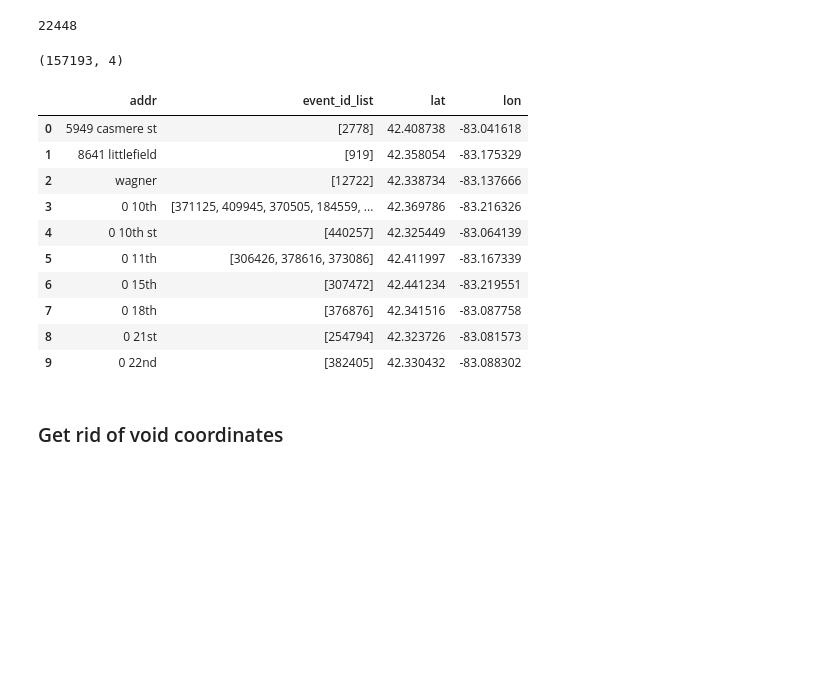
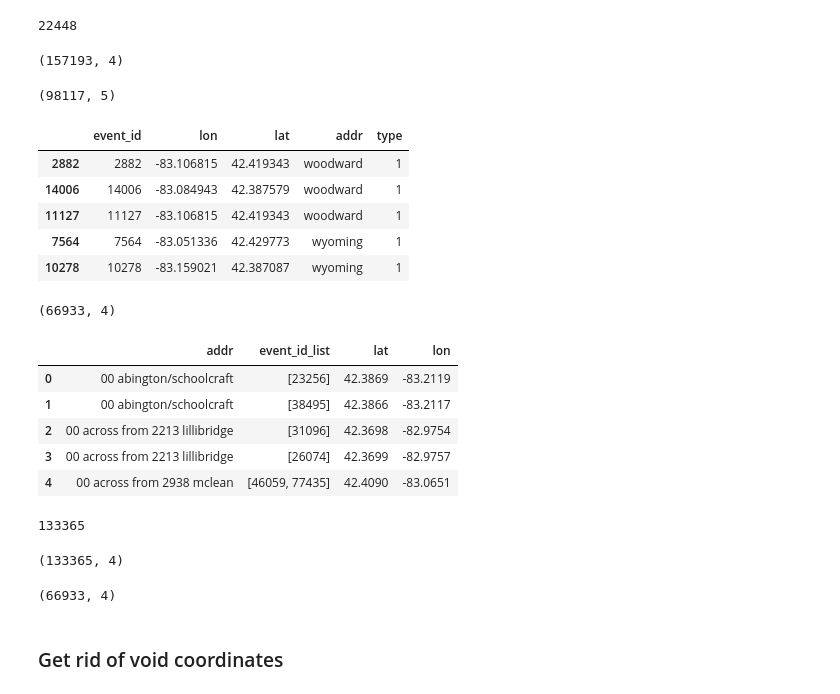
Before and after one commit to cyang019/blight_fight, a Jupyter notebook: src/Building_List.ipynb, the cells around one changed output. Saved outputs shown, nothing was run; the diff lists cells and outputs as text; code cells hidden in the pictures; blank space fills up the shorter version.

```diff
--- a/src/Building_List.ipynb
+++ b/src/Building_List.ipynb
@@ -33,11 +33,13 @@ events_grouped_list = {'addr': [], 'lon': [], 'lat': [], 'event_id_list': []}
 
 unknown_address = []
 
-epsilon = 1.0e-5 # 1/40 of median length of a building or 1/20 of median width of a building
+def similar_vals(lst, epsilon=1.0e-5):
+    '''determine if a input list contains almost identical values. If it does, return
+    median value. Otherwise return -9999.
 
-def similar_vals(lst, epsilon=1.0e-5):
-    '''determine if the lst contains almost identical values. If it does, return median value.
-    Otherwise return -9999'''
+    This function is for double checking if coordinates grouped by same address are
+    actually the same.
+    '''
     if len(lst) == 1:
         return lst[0]
 
@@ -52,6 +54,11 @@ def similar_vals(lst, epsilon=1.0e-5):
     else:
         return avg_val
 # %%
+epsilon = 1.0e-5 # match ~1/40 average length or 1/20 average width
+
+# loop through each events grouped by address, check if each group contain similar address,
+# If they do, then assume these entries share a same building.
+# For the same address containing different coordiates, process them later (unknown address)
 for a_group in events_grouped:
     address, entry = a_group
     event_id_list = entry['event_id'].values.tolist()
@@ -61,7 +68,7 @@ for a_group in events_grouped:
     if len(lon) == 1:
         lon = lon[0]
     else:
-        effect_lon = similar_vals(lon)
+        effect_lon = similar_vals(lon,epsilon)
         if effect_lon < -1000:
             unknown_address.append(entry)
             continue
@@ -70,7 +77,7 @@ for a_group in events_grouped:
     if (len(lat) == 1):
         lat = lat[0]
     else:
-        effect_lat = similar_vals(lat)
+        effect_lat = similar_vals(lat,epsilon)
         if effect_lat < -1000:
             unknown_address.append(entry)
             continue
@@ -102,2 +109,21 @@ len(unknown_address)
 # %% [output]
 22448
+# %%
+buildings.shape   # buildings identified by address then coordinates
+# %% [output]
+(157193, 4)
+# %%
+unknown_address = pd.concat(unknown_address)
+unknown_address.shape
+# %% [output]
+(98117, 5)
+# %%
+unknown_address.tail(5)
+# For these address, sometimes only a street name was specified
+# %% [output]
+|  | event_id | lon | lat | addr | type |
+| 2882 | 2882 | -83.106815 | 42.419343 | woodward | 1 |
+| 14006 | 14006 | -83.084943 | 42.387579 | woodward | 1 |
+| 11127 | 11127 | -83.106815 | 42.419343 | woodward | 1 |
+| 7564 | 7564 | -83.051336 | 42.429773 | wyoming | 1 |
+| 10278 | 10278 | -83.159021 | 42.387087 | wyoming | 1 |
@@ -104,18 +163,13 @@ len(unknown_address)
 # %%
-buildings.shape
+events_part2_df.shape
 # %% [output]
-(157193, 4)
+(66933, 4)
-# %%
-buildings.head(10)
-# %% [output]
-|  | addr | event_id_list | lat | lon |
-| 0 | 5949 casmere st | [2778] | 42.408738 | -83.041618 |
-| 1 | 8641 littlefield | [919] | 42.358054 | -83.175329 |
-| 2 | wagner | [12722] | 42.338734 | -83.137666 |
-| 3 | 0 10th | [371125, 409945, 370505, 184559, ... | 42.369786 | -83.216326 |
-| 4 | 0 10th st | [440257] | 42.325449 | -83.064139 |
-| 5 | 0 11th | [306426, 378616, 373086] | 42.411997 | -83.167339 |
-| 6 | 0 15th | [307472] | 42.441234 | -83.219551 |
-| 7 | 0 18th | [376876] | 42.341516 | -83.087758 |
-| 8 | 0 21st | [254794] | 42.323726 | -83.081573 |
-| 9 | 0 22nd | [382405] | 42.330432 | -83.088302 |
+# %%
+events_part2_df.head(5)
+# %% [output]
+|  | addr | event_id_list | lat | lon |
+| 0 | 00 abington/schoolcraft | [23256] | 42.3869 | -83.2119 |
+| 1 | 00 abington/schoolcraft | [38495] | 42.3866 | -83.2117 |
+| 2 | 00 across from 2213 lillibridge | [31096] | 42.3698 | -82.9754 |
+| 3 | 00 across from 2213 lillibridge | [26074] | 42.3699 | -82.9757 |
+| 4 | 00 across from 2938 mclean | [46059, 77435] | 42.4090 | -83.0651 |
@@ -121,0 +212,13 @@ buildings.head(10)
+# %%
+len(buildings_concise['addr'])  # shorter than before
+# %% [output]
+133365
+# %%
+buildings_part1 = pd.DataFrame(buildings_concise)
+buildings_part1.shape
+# %% [output]
+(133365, 4)
+# %%
+events_part2_df.shape
+# %% [output]
+(66933, 4)
```
Also changed, not shown: parts of 12 cells of this notebook, 3 other files.
